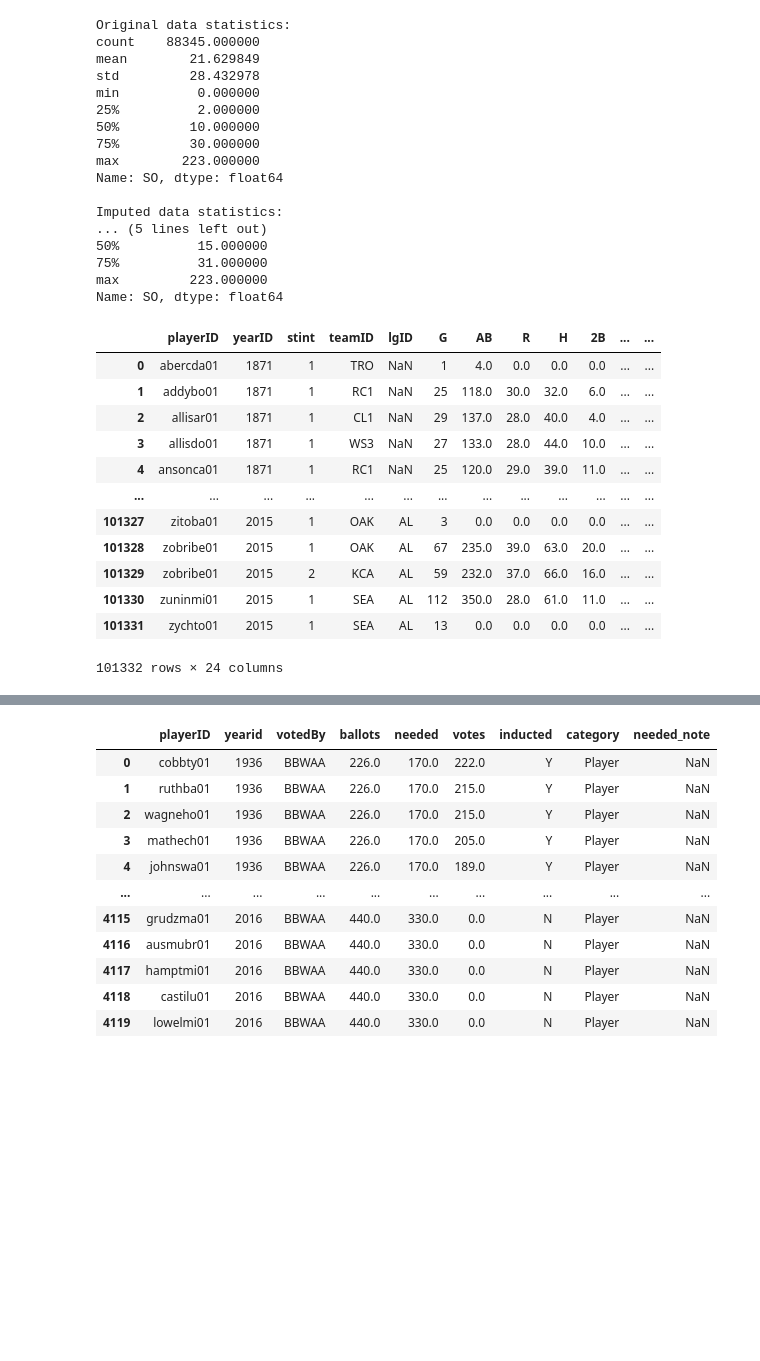
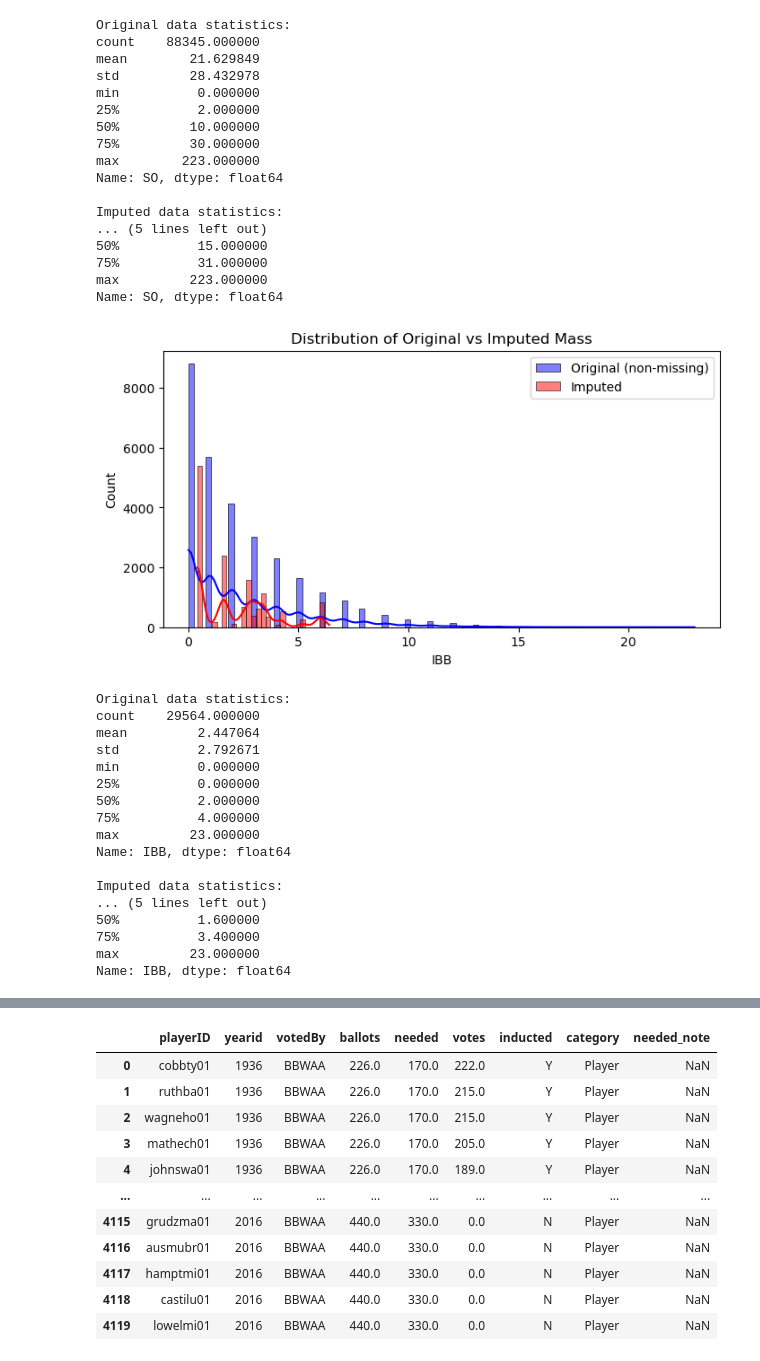
Before and after one commit to EthanLabombard/cmse830_fds, a Jupyter notebook: Project/Data/Data_Cleaning.ipynb, the cells around one changed output, grey strips where cells are left out. Drawn from its saved outputs; the diff is of its cells as text; code cells hidden in the pictures; blank space fills up the shorter version.

```diff
--- a/Project/Data/Data_Cleaning.ipynb
+++ b/Project/Data/Data_Cleaning.ipynb
@@ -91,3 +91,62 @@ Imputed data statistics:
 75%          31.000000
 max         223.000000
 Name: SO, dtype: float64
+# %%
+#ADAPTED FROM ICA WEEK 6
+selected_columns = ["IBB", "HBP"]
+pitching_numeric = pitching[selected_columns]
+
+# split the data into a set with missing values and a set without
+pitching_with_missing = pitching_numeric[pitching_numeric.isnull().any(axis=1)]
+pitching_without_missing = pitching_numeric.dropna()
+
+# prepare the data for KNN imputation
+scaler = StandardScaler()
+pitching_scaled = pd.DataFrame(scaler.fit_transform(pitching_without_missing), columns=pitching_without_missing.columns)
+
+# initialize and fit KNN imputer
+imputer = KNNImputer(n_neighbors=5)
+imputer.fit(pitching_scaled)
+
+# function to impute and inverse transform the data
+def impute_and_inverse_transform(data):
+    # Ensure 'data' is always a DataFrame with proper column names
+    scaled_data = pd.DataFrame(scaler.transform(data), columns=data.columns, index=data.index)
+    imputed_scaled = imputer.transform(scaled_data)
+    return pd.DataFrame(scaler.inverse_transform(imputed_scaled), columns=data.columns, index=data.index)
+
+# impute missing values
+pitching_imputed = impute_and_inverse_transform(pitching_numeric)
+
+# compare original and imputed data for a specific column (e.g., 'mass')
+plt.figure(figsize=(8, 4))
+sns.histplot(pitching_numeric['IBB'].dropna(), kde=True, color='blue', alpha=0.5, label='Original (non-missing)')
+sns.histplot(pitching_imputed.loc[pitching_numeric['IBB'].isnull(), 'IBB'], kde=True, color='red', alpha=0.5, label='Imputed')
+plt.title('Distribution of Original vs Imputed Mass')
+plt.legend()
+plt.show()
+
+# print some statistics
+print("\nOriginal data statistics:")
+print(pitching_numeric['IBB'].describe())
+print("\nImputed data statistics:")
+print(pitching_imputed['IBB'].describe())
+# %% [output]
+[figure, added]
+Original data statistics:
+count    29564.000000
+mean         2.447064
+std          2.792671
+min          0.000000
+25%          0.000000
+50%          2.000000
+75%          4.000000
+max         23.000000
+Name: IBB, dtype: float64
+
+Imputed data statistics:
+... (5 lines left out)
+50%          1.600000
+75%          3.400000
+max         23.000000
+Name: IBB, dtype: float64
@@ -98,19 +162,3 @@ for col in ["H", "BB", "IBB", "HBP", "AB", "SH", "SF"]:
 batting["AVG"] = (batting["H"]) / (batting["AB"])
 
 batting["OBP"] = (batting["H"] + batting["BB"] + batting["IBB"] + batting["HBP"]) / (batting["AB"] + batting["BB"] + batting["IBB"] + batting["HBP"] + batting["SH"] + batting["SF"])
-# %%
-batting
-# %% [output]
-|  | playerID | yearID | stint | teamID | lgID | G | AB | R | H | 2B | ... | ... |
-| 0 | abercda01 | 1871 | 1 | TRO | NaN | 1 | 4.0 | 0.0 | 0.0 | 0.0 | ... | ... |
-| 1 | addybo01 | 1871 | 1 | RC1 | NaN | 25 | 118.0 | 30.0 | 32.0 | 6.0 | ... | ... |
-| 2 | allisar01 | 1871 | 1 | CL1 | NaN | 29 | 137.0 | 28.0 | 40.0 | 4.0 | ... | ... |
-| 3 | allisdo01 | 1871 | 1 | WS3 | NaN | 27 | 133.0 | 28.0 | 44.0 | 10.0 | ... | ... |
-| 4 | ansonca01 | 1871 | 1 | RC1 | NaN | 25 | 120.0 | 29.0 | 39.0 | 11.0 | ... | ... |
-| ... | ... | ... | ... | ... | ... | ... | ... | ... | ... | ... | ... | ... |
-| 101327 | zitoba01 | 2015 | 1 | OAK | AL | 3 | 0.0 | 0.0 | 0.0 | 0.0 | ... | ... |
-| 101328 | zobribe01 | 2015 | 1 | OAK | AL | 67 | 235.0 | 39.0 | 63.0 | 20.0 | ... | ... |
-| 101329 | zobribe01 | 2015 | 2 | KCA | AL | 59 | 232.0 | 37.0 | 66.0 | 16.0 | ... | ... |
-| 101330 | zuninmi01 | 2015 | 1 | SEA | AL | 112 | 350.0 | 28.0 | 61.0 | 11.0 | ... | ... |
-| 101331 | zychto01 | 2015 | 1 | SEA | AL | 13 | 0.0 | 0.0 | 0.0 | 0.0 | ... | ... |
-101332 rows × 24 columns
```
Also changed, not shown: parts of 4 cells of this notebook, 7 other files.
